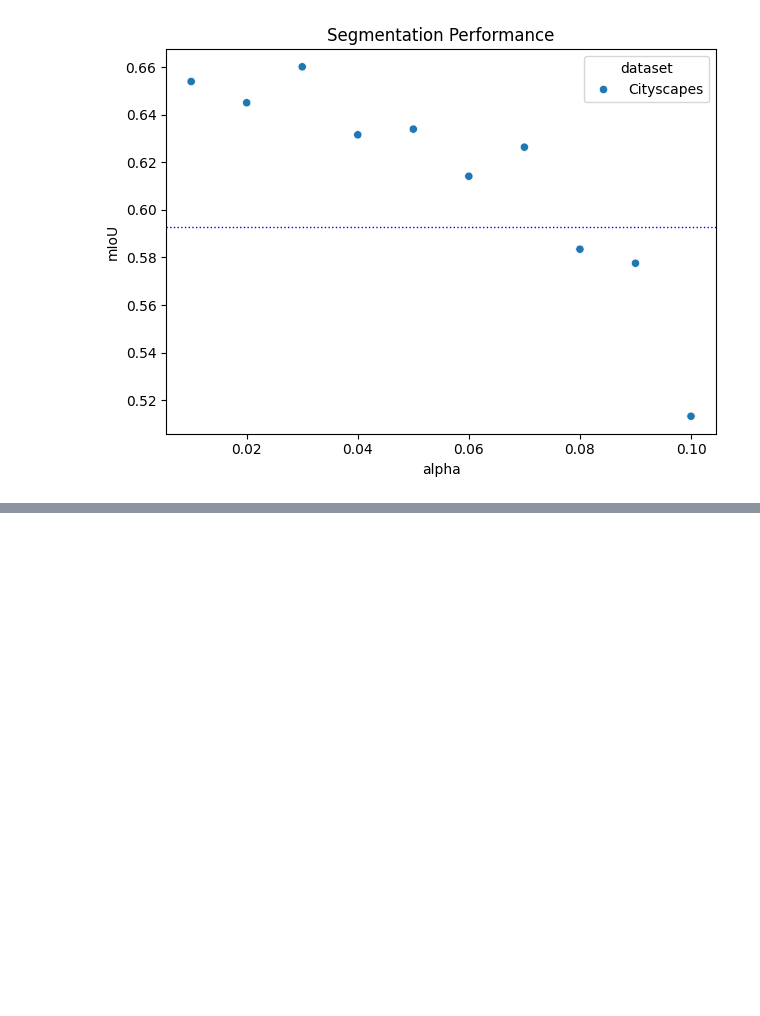
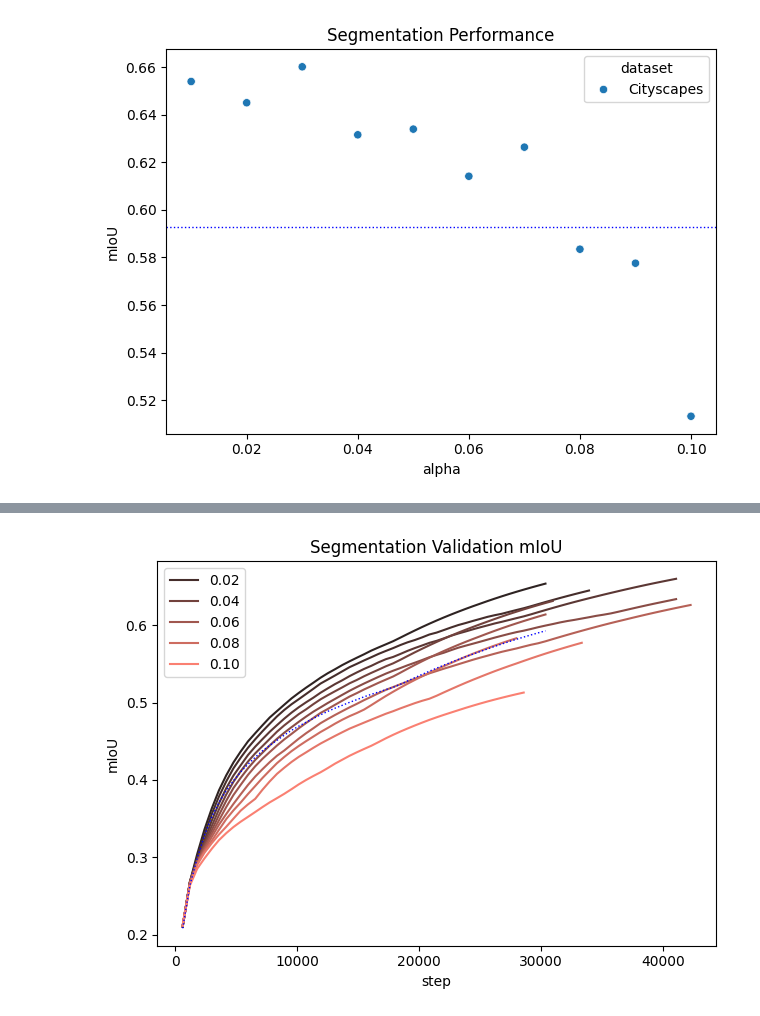
Before and after one commit to brandongk-ubco/thesis-analysis, a Jupyter notebook: citl.ipynb, the cells around one changed output, grey strips where cells are left out. Saved outputs shown, nothing was run; the diff lists cells and outputs as text; code cells hidden in the pictures; blank space fills up the shorter version.

```diff
--- a/citl.ipynb
+++ b/citl.ipynb
@@ -75,9 +82,13 @@ joined_times.groupby(by=["dataset"])["overhead"].agg(["mean", "std", "min", "max
 [figure]
 # %%
 test_metrics = citl_trains[citl_trains["metric"].str.startswith('test_')]
+val_metrics = citl_trains[citl_trains["metric"].str.startswith('val_')]
 
 baseline_metrics = test_metrics[test_metrics["purpose"] == "Baseline"]
 method_metrics = test_metrics[test_metrics["purpose"] == "Method"]
+
+baseline_val_metrics = val_metrics[val_metrics["purpose"] == "Baseline"]
+method_val_metrics = val_metrics[val_metrics["purpose"] == "Method"]
 # %%
 baseline_segmentation_metrics = baseline_metrics[baseline_metrics["dataset"] == "Cityscapes"]
 
@@ -99,0 +129,21 @@ plt.savefig(f'{image_output_directory}/segmentation_performance.png', dpi=300, b
+# %%
+baseline_val_segmentation_metrics = baseline_val_metrics[baseline_val_metrics["dataset"] == "Cityscapes"]
+method_val_segmentation_metrics = method_val_metrics[method_val_metrics["dataset"] == "Cityscapes"]
+
+method_val_segmentation_metrics = method_val_segmentation_metrics.pivot(index=["run_id", "alpha", "dataset", "step"], columns="metric", values=["value"]).reset_index().sort_values("alpha")
+method_val_segmentation_metrics.columns = [col[1] if col[1] else col[0] for col in method_val_segmentation_metrics.columns ]
+
+baseline_val_segmentation_metrics = baseline_val_segmentation_metrics.pivot(index=["run_id", "dataset", "step"], columns="metric", values=["value"]).reset_index()
+baseline_val_segmentation_metrics.columns = [col[1] if col[1] else col[0] for col in baseline_val_segmentation_metrics.columns ]
+
+palette = sns.color_palette("dark:salmon", as_cmap=True)
+
+fig, ax = plt.subplots()
+sns.lineplot(data=method_val_segmentation_metrics, x="step", y="val_jaccard", hue="alpha", ax=ax, palette=palette, legend='auto')
+sns.lineplot(data=baseline_val_segmentation_metrics, x="step", y="val_jaccard", color='b', linestyle=':', linewidth=1, ax=ax)
+plt.ylabel("mIoU")
+plt.title("Segmentation Validation mIoU")
+plt.tight_layout()
+plt.savefig(f'{image_output_directory}/segmentation_val_miou.png', dpi=300, bbox_inches='tight')
+# %% [output]
+[figure, added]
```
Also changed, not shown: parts of 13 cells of this notebook, 10 other files.
